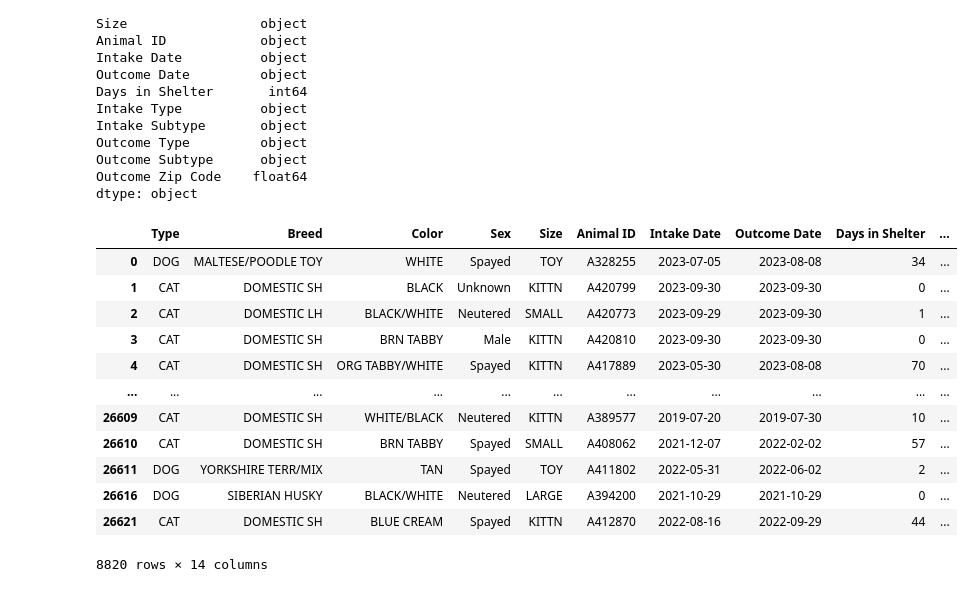
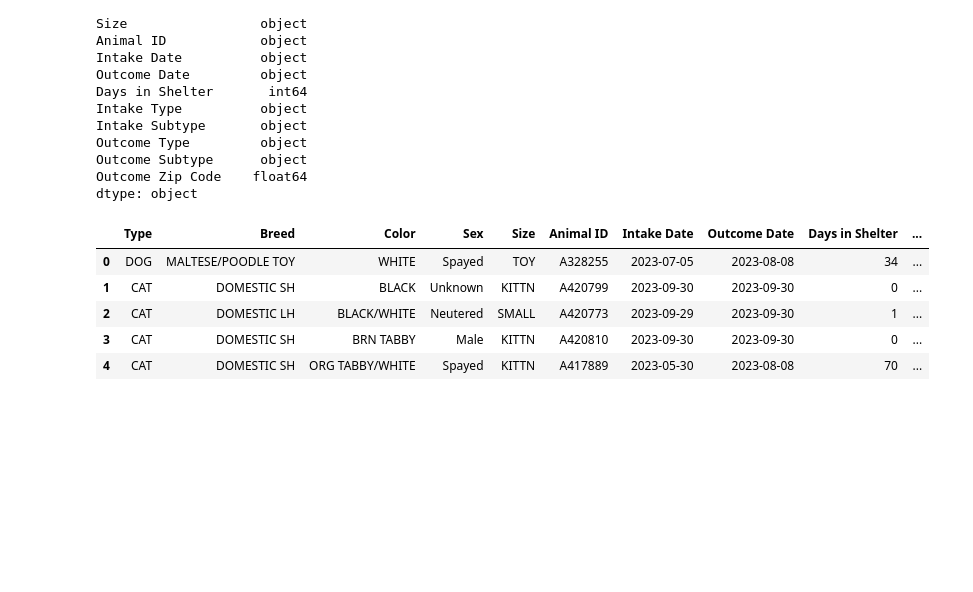
Before and after one commit to jmpurvis0/Capstone-Project, a Jupyter notebook: Animal Data.ipynb, the cells around one changed output. Drawn from its saved outputs; the diff is of its cells as text; code cells hidden in the pictures; blank space fills up the shorter version.

```diff
--- a/Animal Data.ipynb
+++ b/Animal Data.ipynb
@@ -102,26 +88,19 @@ dtype: object
 # %%
 sonoma_df['Intake Date'] = pd.to_datetime(sonoma_df['Intake Date'], errors='coerce')
 sonoma_df['Outcome Date'] = pd.to_datetime(sonoma_df['Outcome Date'], errors='coerce')
 sonoma_df['Outcome Zip Code'] = sonoma_df['Outcome Zip Code'].astype('int')
 
 # remove rows with dates before 2019 (because Louisville date only goes back to 2019)
 sonoma_df = sonoma_df.loc[sonoma_df['Intake Date'] >= pd.to_datetime('2019-01-01')]
 
-sonoma_df
+sonoma_df.head()
 # %% [output]
 |  | Type | Breed | Color | Sex | Size | Animal ID | Intake Date | Outcome Date | Days in Shelter | ... |
 | 0 | DOG | MALTESE/POODLE TOY | WHITE | Spayed | TOY | A328255 | 2023-07-05 | 2023-08-08 | 34 | ... |
 | 1 | CAT | DOMESTIC SH | BLACK | Unknown | KITTN | A420799 | 2023-09-30 | 2023-09-30 | 0 | ... |
 | 2 | CAT | DOMESTIC LH | BLACK/WHITE | Neutered | SMALL | A420773 | 2023-09-29 | 2023-09-30 | 1 | ... |
 | 3 | CAT | DOMESTIC SH | BRN TABBY | Male | KITTN | A420810 | 2023-09-30 | 2023-09-30 | 0 | ... |
 | 4 | CAT | DOMESTIC SH | ORG TABBY/WHITE | Spayed | KITTN | A417889 | 2023-05-30 | 2023-08-08 | 70 | ... |
-| ... | ... | ... | ... | ... | ... | ... | ... | ... | ... | ... |
-| 26609 | CAT | DOMESTIC SH | WHITE/BLACK | Neutered | KITTN | A389577 | 2019-07-20 | 2019-07-30 | 10 | ... |
-| 26610 | CAT | DOMESTIC SH | BRN TABBY | Spayed | SMALL | A408062 | 2021-12-07 | 2022-02-02 | 57 | ... |
-| 26611 | DOG | YORKSHIRE TERR/MIX | TAN | Spayed | TOY | A411802 | 2022-05-31 | 2022-06-02 | 2 | ... |
-| 26616 | DOG | SIBERIAN HUSKY | BLACK/WHITE | Neutered | LARGE | A394200 | 2021-10-29 | 2021-10-29 | 0 | ... |
-| 26621 | CAT | DOMESTIC SH | BLUE CREAM | Spayed | KITTN | A412870 | 2022-08-16 | 2022-09-29 | 44 | ... |
-8820 rows × 14 columns
 # %%
 # TODO: change values of intake/outcome/sex/etc (e.g., lou_df says "EUTH" but sonoma_df says "EUTHANIZED")
 lou_df['Sex'] = lou_df['Sex'].replace({
```
Also changed, not shown: parts of 12 cells of this notebook.
